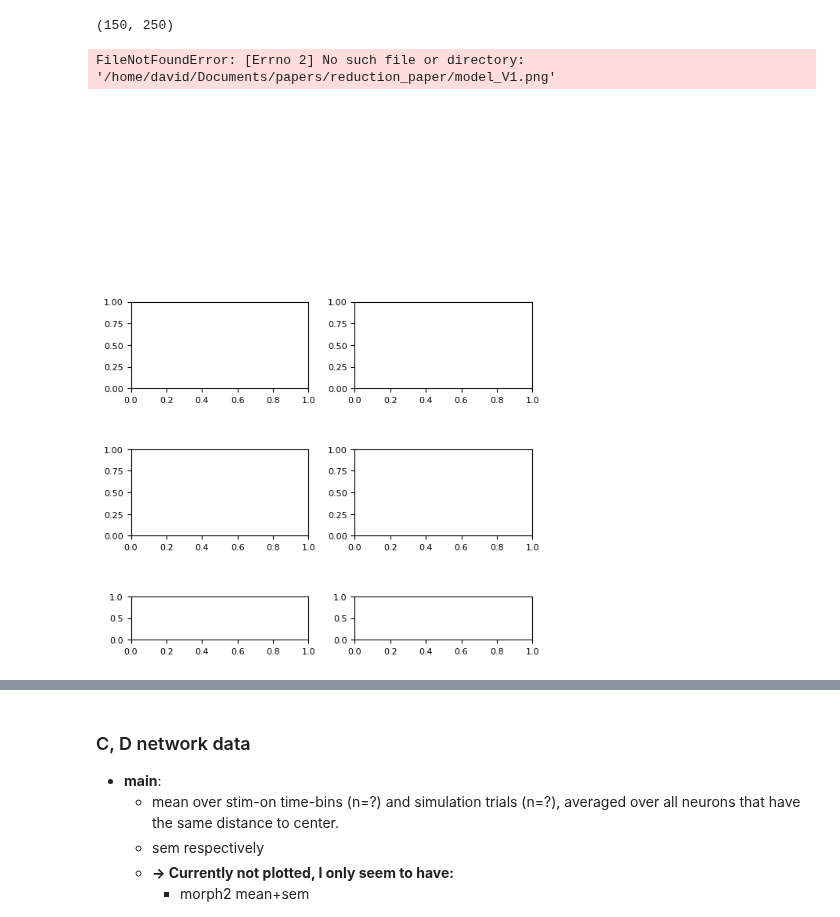
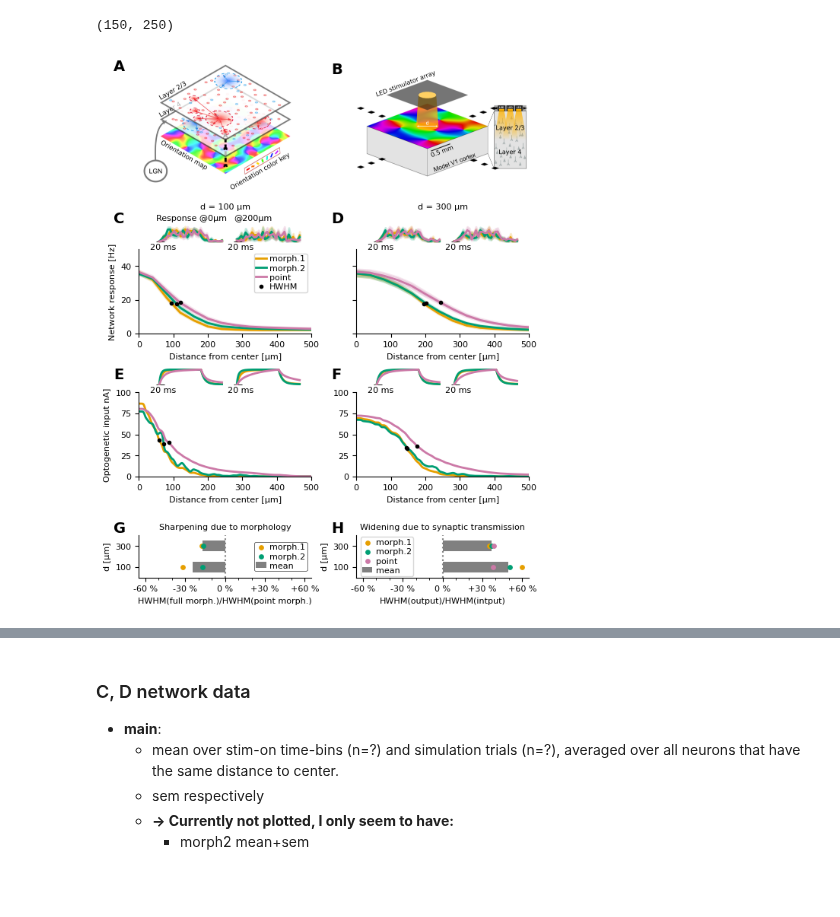
Before and after one commit to dberling/reduce_opto_response, a Jupyter notebook: article_figures/article_figure4-improved2.ipynb, the cells around one changed output, grey strips where cells are left out. Drawn from its saved outputs; the diff is of its cells as text; code cells hidden in the pictures; blank space fills up the shorter version.

Commit message:
Improved panels G and H, now bar and scatter plot

```diff
--- a/article_figures/article_figure4-improved2.ipynb
+++ b/article_figures/article_figure4-improved2.ipynb
@@ -224,7 +224,7 @@ for ir, stim_radius in enumerate([50,150]):
         x_vals[stim_radius][olabel]={'input': x_cu, 'output': x_fr}
 
 # morphology effect
-axs[3, 0].set_title('Mean sharpening due to morphology', fontsize=8)
+axs[3, 0].set_title('Sharpening due to morphology', fontsize=8)
 stim_radii = [50,150]
 mean_morph_by_point = [
     np.mean([x50['input']['morph_1'][stim_radius], x50['input']['morph_2'][stim_radius]]) / x50['input']['no_morph'][stim_radius]
@@ -232,28 +232,60 @@ mean_morph_by_point = [
 morph_by_point = dict()
 for morph in ['morph_1', 'morph_2']:
     morph_by_point[morph] = [x50['input'][morph][stim_radius] / x50['input']['no_morph'][stim_radius] for stim_radius in stim_radii]
+axs[3, 0].barh(y=stim_radii,
+               width=np.array(mean_morph_by_point)-1,
+               left=1.0,
+               height=50,
+               color='grey', label='mean')
+for morph, col, lab in zip(['morph_1', 'morph_2'], ['#E69F00', '#009E73'], ['morph.1', 'morph.2']):
+    axs[3, 0].scatter(morph_by_point[morph], stim_radii, color=col, marker='.', s=60, label=lab)
+#axs[3, 0].scatter(mean_morph_by_point, stim_radii, color='red', marker='|', label='mean')
+axs[3, 0].set_xlabel('HWHM(full morph.)/HWHM(point morph.)')
+legend = axs[3, 0].legend(loc='center right',
+                          borderpad=0.2,        # padding between legend content and border
+                          labelspacing=0.2,     # vertical space between labels
+                          handlelength=1.2,     # length of the legend line
+                          handletextpad=0.4 )
+legend.get_frame().set_edgecolor('black')
+legend.get_frame().set_linewidth(0.5)
 
-axs[3, 0].scatter(mean_morph_by_point, stim_radii, height=50, color='red', marker='|')
-for morph, col, lab in zip(['morph_1', 'morph_2'], ['#E69F00', '#009E73'], ['morph.1', 'morph.2']):
-    axs[3, 0].scatter(morph_by_point, stim_radii, height=50, color=col, marker='.', label=lab)
-axs[3, 0].set_xlabel('HWHM(full morph.)/HWHM(point morph.)')
 # network effect
-axs[3, 1].set_title('Mean widening due to synaptic transmission', fontsize=8)
+axs[3, 1].set_title('Widening due to synaptic transmission', fontsize=8)
 mean_out_by_in = [np.mean(
         [x50['output'][olabel][stim_radius]/x50['input'][olabel][stim_radius] for olabel in ['morph_1', 'morph_2', 'no_morph']]
     )for stim_radius in stim_radii
 ]
-axs[3, 1].barh(stim_radii, mean_out_by_in, height=50, color='grey')
+axs[3, 1].barh(y=stim_radii,
+               width=np.array(mean_out_by_in)-1,
+               left=1.0,
+               height=50,
+               color='grey', label='mean')
+out_by_in = dict()
+for morph in ['morph_1', 'morph_2', 'no_morph']:
+    out_by_in[morph] = [x50['output'][morph][stim_radius] / x50['input'][morph][stim_radius] for stim_radius in stim_radii]
+for morph, col, lab in zip(['morph_1', 'morph_2', 'no_morph'], ['#E69F00', '#009E73', '#CC79A7'], ['morph.1', 'morph.2', 'point']):
+    axs[3, 1].scatter(out_by_in[morph], stim_radii, color=col, marker='.', s=60, label=lab)
+#axs[3, 1].scatter(mean_out_by_in, stim_radii, color='red', marker='|', label='mean')
 axs[3, 1].set_xlabel('HWHM(output)/HWHM(intput)')
+axs[3, 1].legend(loc='center left',
+                 borderpad=0.2,        # padding between legend content and border
+                 labelspacing=0.2,     # vertical space between labels
+                 handlelength=1.2,     # length of the legend line
+                 handletextpad=0.4 )
+legend.get_frame().set_edgecolor('black')
+legend.get_frame().set_linewidth(0.5)
 for ax in axs[3,:]:
     ax.set_ylim(0,200)
     ax.spines['top'].set_visible(False)
     ax.spines['right'].set_visible(False)
     ax.set_yticks([50,150], labels=['100', '300'])
     ax.set_ylabel('d [µm]')
-    ax.set_xlim(0.5,1.5)
+    ax.set_xlim(0.35,1.65)
+    ax.set_xticks(np.arange(0.4, 1.8, 0.3), labels=['-60 %','-30 %','0 %','+30 %','+60 %'])
+    ax.set_xticks([0.5, 0.6, 0.8, 0.9, 1.1, 1.2, 1.4, 1.5], minor=True)
     ax.axvline(1.0, color='grey', ls='dotted')
-axs[3, 0].text(1., 100, 'no effect', ha='left', va='center', rotation=270, fontsize=8)
+# axs[3, 0].text(1., 100, 'no effect', ha='left', va='center', rotation=270, fontsize=8)
+# axs[3, 1].text(1., 100, 'no effect', ha='left', va='center', rotation=270, fontsize=8)
 
 axs[1,0].set_ylabel('Network response [Hz]')
 axs[1,1].set_yticklabels([])
@@ -264,34 +296,36 @@ for ax in axs[1:3,:].flatten():
 for ax in axs[1,:].flatten():
     ax.set_ylim(0,50)
 for ax in axs[2,:].flatten():
     ax.set_ylim(0,0.1)
     yticks = np.arange(0,.125, 0.025)
     ax.set_yticks(yticks, labels=(yticks*1e3).astype(int))
 
 HWHM = dict()
 for irow, in_out in enumerate(['output', 'input']):
     irow+=1
     HWHM[in_out] = dict()
     for ir, radius in enumerate([50,150]):
         bar_widths = [x50[in_out][label][radius] for label in labels]
         bar_heights = [r50[in_out][label][radius] for label in labels]
         for i, (width, height) in enumerate(zip(bar_widths,bar_heights)):
             if i==0:
                 axs[irow,ir].plot(width, height, marker='.', label='HWHM', c='black', ls='')
             else:
                 axs[irow,ir].plot(width, height, marker='.', c='black', ls='')
         HWHM[in_out][radius] = bar_widths
-axs[1,0].legend(frameon=False)
+axs[1,0].legend(borderpad=0.2,        # padding between legend content and border
+                labelspacing=0.2,     # vertical space between labels
+                handlelength=1.2,     # length of the legend line
+                handletextpad=0.4)
 
 axs[1,0].set_title('d = 100 µm', fontsize=8, y=1.4)
 axs[1,1].set_title('d = 300 µm', fontsize=8, y=1.4)
 label_subplots_ABC(fig=fig, axs=axs.flatten()[:2], x_shift=-0.05, y_shift=-0.01, fontsize=14, fontweight='bold')
 label_subplots_ABC(fig=fig, axs=axs.flatten()[2:4], start_idx=2, x_shift=-0.05, y_shift=+0.04, fontsize=14, fontweight='bold')
 label_subplots_ABC(fig=fig, axs=axs.flatten()[4:6], start_idx=4, x_shift=-0.05, y_shift=+0.02, fontsize=14, fontweight='bold')
 label_subplots_ABC(fig=fig, axs=axs.flatten()[6:], start_idx=6, x_shift=-0.05, y_shift=+0.004, fontsize=14, fontweight='bold')
 
-fig.savefig('figures/article_figure4improved.png', dpi=600)
+fig.savefig('figures/article_figure4improved2.png', dpi=600)
 fig.show()
 # %% [output]
-FileNotFoundError: [Errno 2] No such file or directory: '/home/david/Documents/papers/reduction_paper/model_V1.png'
-[figure, old version]
+[figure, new version]
```
Also changed, not shown: parts of 5 cells of this notebook, 1 other file.
